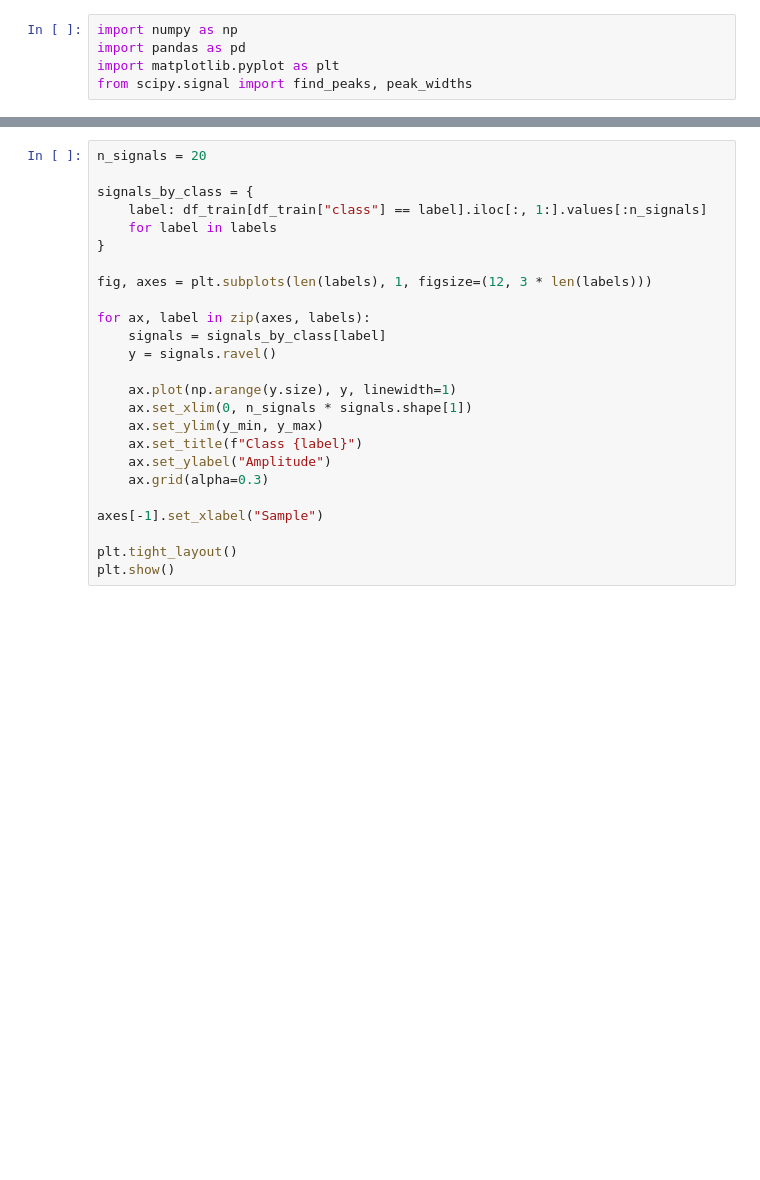
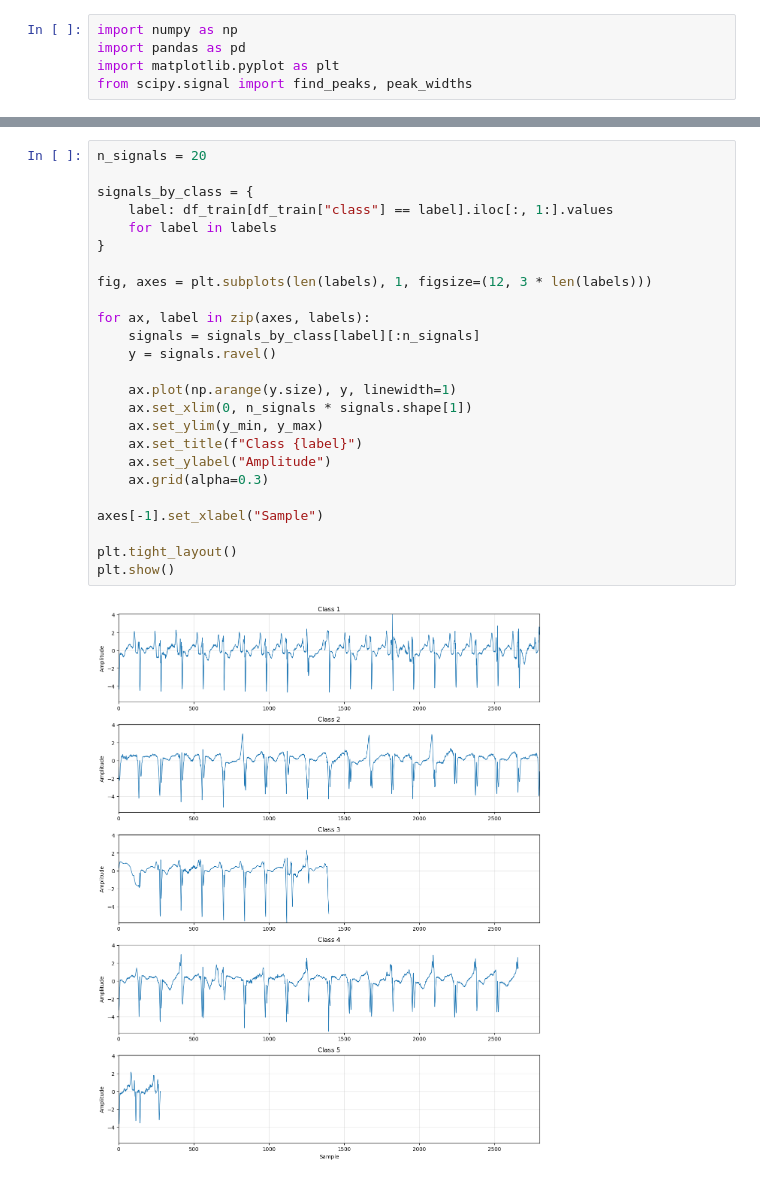
Before and after one commit to MihailoMilic/ECG5000-Python-Challenge, a Jupyter notebook: explore_dataset_trial.ipynb, the cells around one changed output, grey strips where cells are left out. Drawn from its saved outputs; the diff is of its cells as text; blank space fills up the shorter version.

```diff
--- a/explore_dataset_trial.ipynb
+++ b/explore_dataset_trial.ipynb
@@ -32,28 +53,30 @@ print(class_distribution)
 # %%
 n_signals = 20
 
 signals_by_class = {
-    label: df_train[df_train["class"] == label].iloc[:, 1:].values[:n_signals]
+    label: df_train[df_train["class"] == label].iloc[:, 1:].values
     for label in labels
 }
 
 fig, axes = plt.subplots(len(labels), 1, figsize=(12, 3 * len(labels)))
 
 for ax, label in zip(axes, labels):
-    signals = signals_by_class[label]
+    signals = signals_by_class[label][:n_signals]
     y = signals.ravel()
 
     ax.plot(np.arange(y.size), y, linewidth=1)
     ax.set_xlim(0, n_signals * signals.shape[1])
     ax.set_ylim(y_min, y_max)
     ax.set_title(f"Class {label}")
     ax.set_ylabel("Amplitude")
     ax.grid(alpha=0.3)
 
 axes[-1].set_xlabel("Sample")
 
 plt.tight_layout()
 plt.show()
+# %% [output]
+[figure, added]
 # %%
 fig, axes = plt.subplots(1, len(labels), figsize=(3 * len(labels), 3), sharex=True, sharey=True)
 
```
Also changed, not shown: parts of 8 cells of this notebook, 1 other file.
